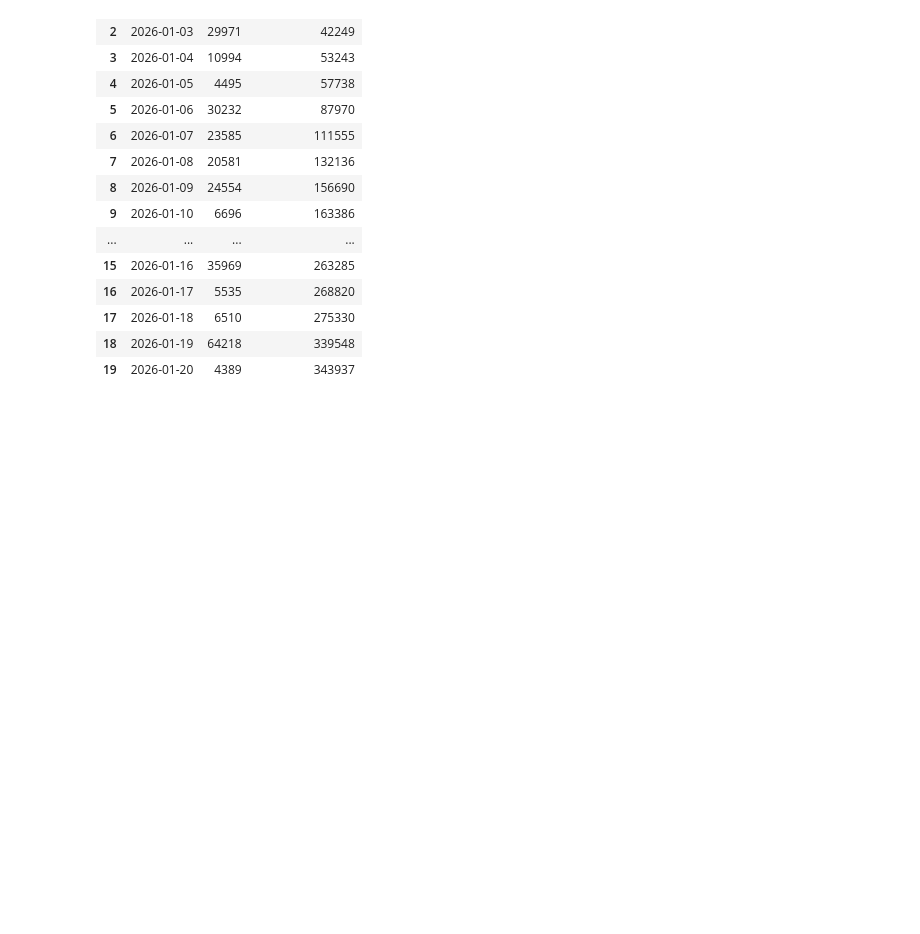
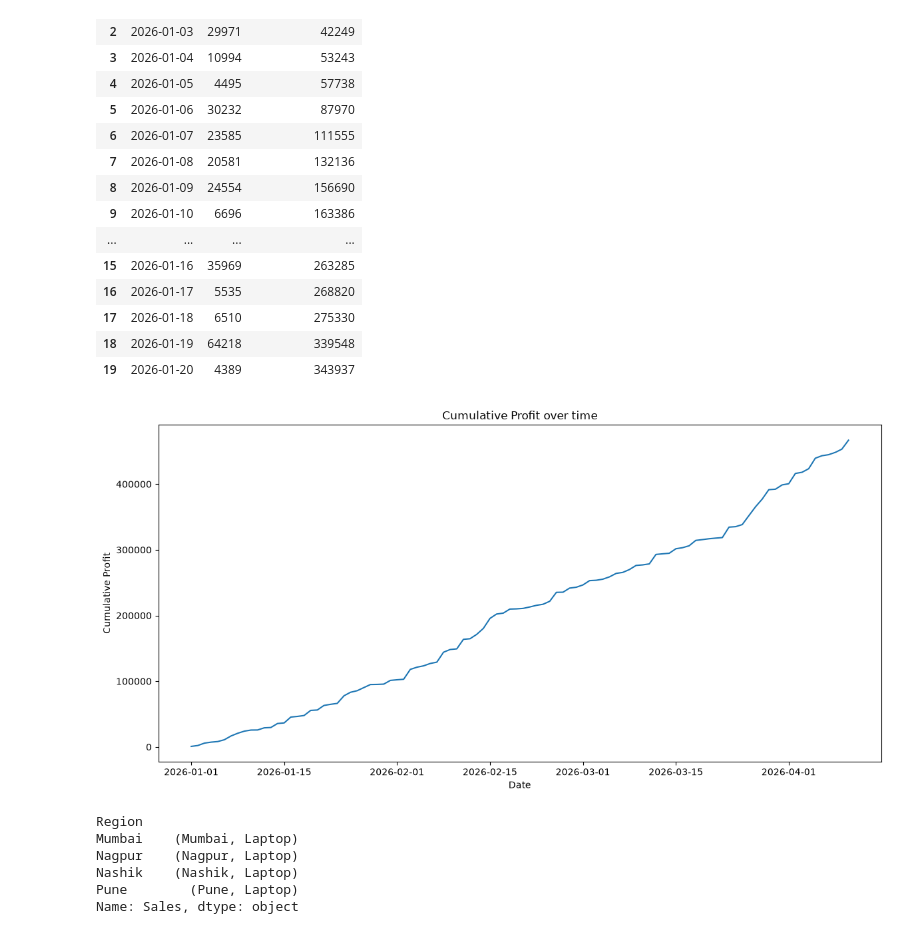
Before and after one commit to yashasvidalvi/Data-Analytics-604-batch-ws, a Jupyter notebook: Libraries/revision_all_libraries/Retail_Sales_Performance_Analysis.ipynb, the cells around one changed output. Drawn from its saved outputs; the diff is of its cells as text; code cells hidden in the pictures; blank space fills up the shorter version.

```diff
--- a/Libraries/revision_all_libraries/Retail_Sales_Performance_Analysis.ipynb
+++ b/Libraries/revision_all_libraries/Retail_Sales_Performance_Analysis.ipynb
@@ -813,3 +813,26 @@ df[["Date","Sales","cumulative_Sales"]].head(20)
 | 17 | 2026-01-18 | 6510 | 275330 |
 | 18 | 2026-01-19 | 64218 | 339548 |
 | 19 | 2026-01-20 | 4389 | 343937 |
+# %%
+df["Cumulative_Profit"] = df["Profit"].cumsum()
+df[["Date","Profit","Cumulative_Profit"]].head(20)
+plt.figure(figsize=(12, 6))
+plt.plot(df["Date"],df["Cumulative_Profit"])
+plt.title("Cumulative Profit over time")
+plt.xlabel("Date")
+plt.ylabel("Cumulative Profit")
+plt.tight_layout()
+plt.show()
+# %% [output]
+[figure, added]
+# %%
+region_product_sales = df.groupby(["Region","Product"])["Sales"].sum()
+best_product = (region_product_sales.groupby(level=0).idxmax())
+best_product
+# %% [output]
+Region
+Mumbai    (Mumbai, Laptop)
+Nagpur    (Nagpur, Laptop)
+Nashik    (Nashik, Laptop)
+Pune        (Pune, Laptop)
+Name: Sales, dtype: object
```
